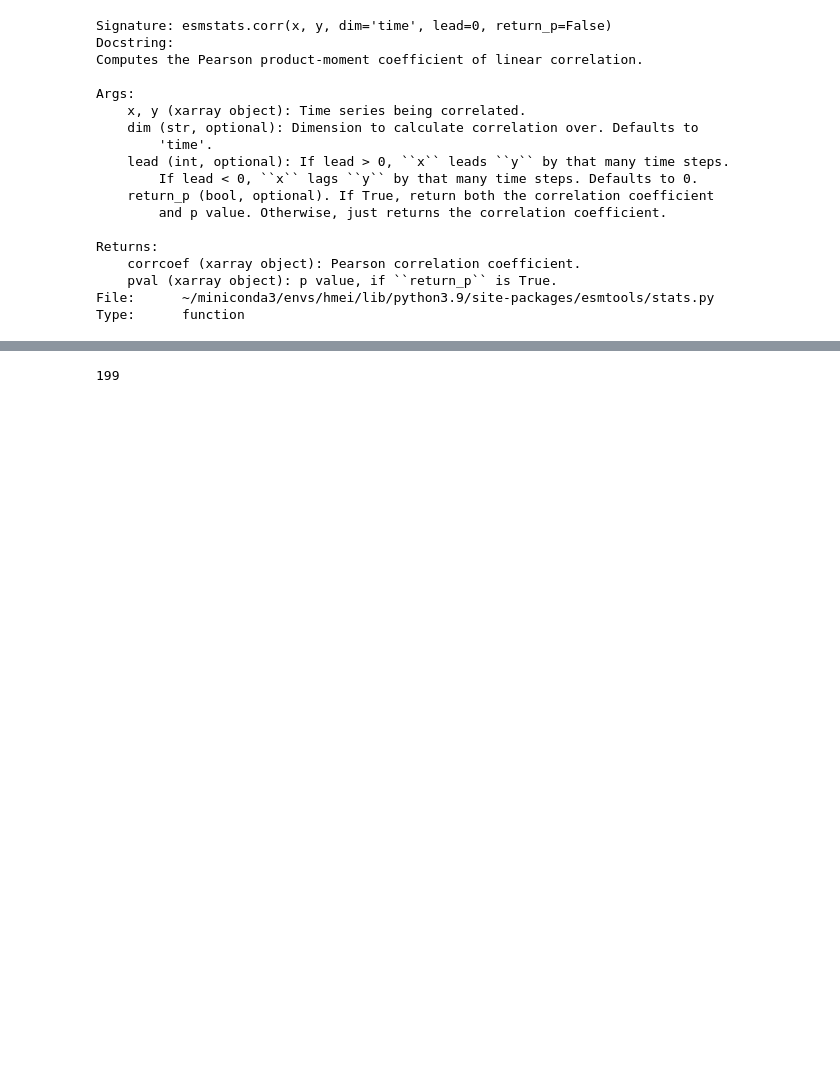
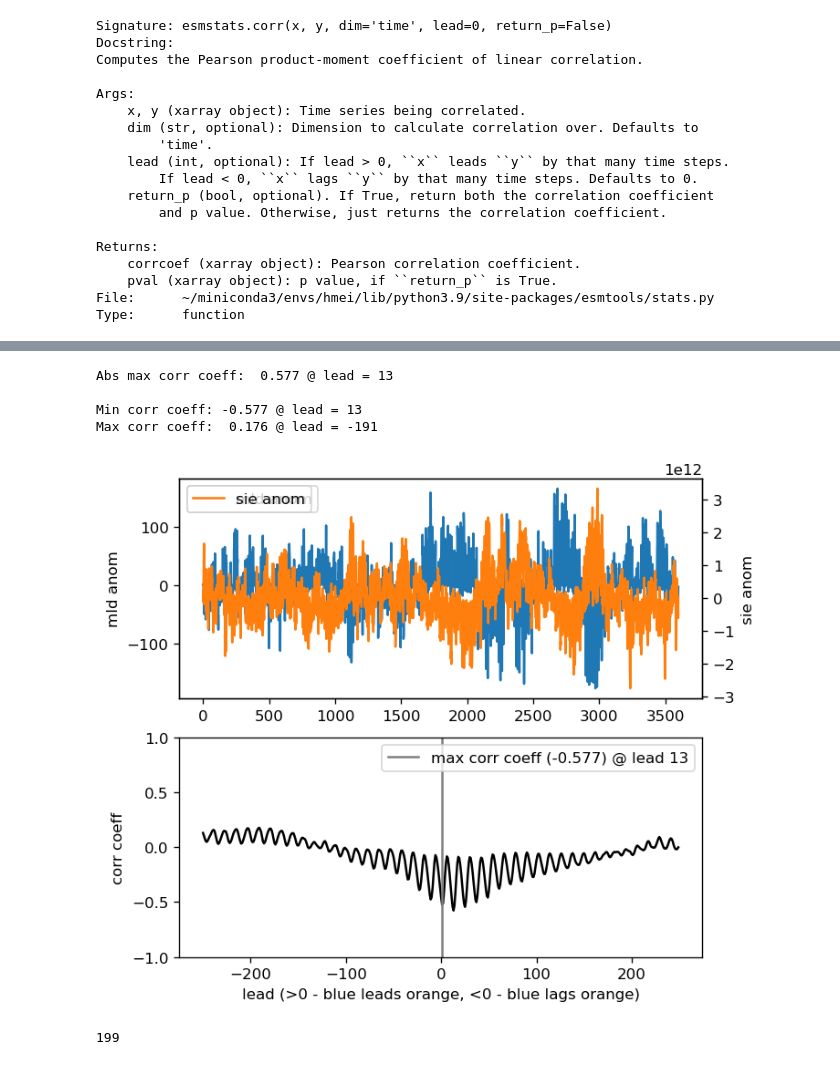
Before and after one commit to bbuchovecky/hmei, a Jupyter notebook: notebooks/correlation_analysis.ipynb, the cells around one changed output, grey strips where cells are left out. Cells and saved outputs as stored; diff of their text form; code cells hidden in the pictures; blank space fills up the shorter version.

```diff
--- a/notebooks/correlation_analysis.ipynb
+++ b/notebooks/correlation_analysis.ipynb
@@ -275,3 +145,53 @@ Type:      function
+# %%
+sig1 = open_metric('mld', 'so', 'anom').SouthernOcean
+sig2 = open_metric('sie', 'so', 'anom').SouthernOcean
+
+num_leads = 250
+leads = np.arange(-num_leads, num_leads, 1, dtype='int')
+corrvals = np.zeros(num_leads*2)
+
+for (i, l) in zip(range(num_leads*2), leads):
+    corrvals[i] = esmstats.corr(sig1, sig2, dim='month', lead=l).values
+
+fig,[ax1a,ax2] = plt.subplots(2, 1, figsize=(6,5), constrained_layout=True)
+ax1b = ax1a.twinx()
+
+## time indexing for anomaly data
+end_month = None
+ax1a.plot(sig1.sel(month=slice(1,end_month)), color='tab:blue', label='mld anom')
+ax1b.plot(sig2.sel(month=slice(1,end_month)), color='tab:orange', label='sie anom')
+
+# sig1.sel(month=slice(1,36)).plot.line(ax=ax1a, color='tab:blue')
+# sig2.sel(month=slice(1,36)).plot.line(ax=ax1b, color='tab:orange')
+
+## time indexing for mean data
+# ax1a.plot(sig1.sel(time=slice('0001-01', '0004-01')), color='tab:blue')
+# ax1b.plot(sig2.sel(time=slice('0001-01', '0004-01')), color='tab:orange')
+
+ax1a.set_ylabel('mld anom')
+ax1b.set_ylabel('sie anom')
+ax1a.legend()
+ax1b.legend()
+
+ax2.plot(leads, corrvals, color='k')
+ax2.set_ylim(-1, 1)
+ax2.set_xlabel('lead (>0 - blue leads orange, <0 - blue lags orange)')
+ax2.set_ylabel('corr coeff')
+
+abs_max_corrcoeff = np.max(abs(corrvals))
+max_corrcoeff = corrvals[np.argmax(abs(corrvals))]
+ax2.axvline(abs_max_corrcoeff, color='gray', label=('max corr coeff (%.3f) @ lead %d' % (max_corrcoeff, leads[np.argmax(abs(corrvals))])))
+ax2.legend()
+
+print(f'Abs max corr coeff: {np.max(abs(corrvals)):6.3} @ lead = {leads[np.argmax(abs(corrvals))]:2}\n')
+print(f'Min corr coeff: {np.min(corrvals):6.3} @ lead = {leads[np.argmin(corrvals)]:2}')
+print(f'Max corr coeff: {np.max(corrvals):6.3} @ lead = {leads[np.argmax(corrvals)]:2}')
+# %% [output]
+Abs max corr coeff:  0.577 @ lead = 13
+
+Min corr coeff: -0.577 @ lead = 13
+Max corr coeff:  0.176 @ lead = -191
+[figure, added]
 # %%
 ## returns cross correlation with lag relative to y1
 ## (i.e., y2 lags y1)
```
Also changed, not shown: parts of 35 cells of this notebook.
